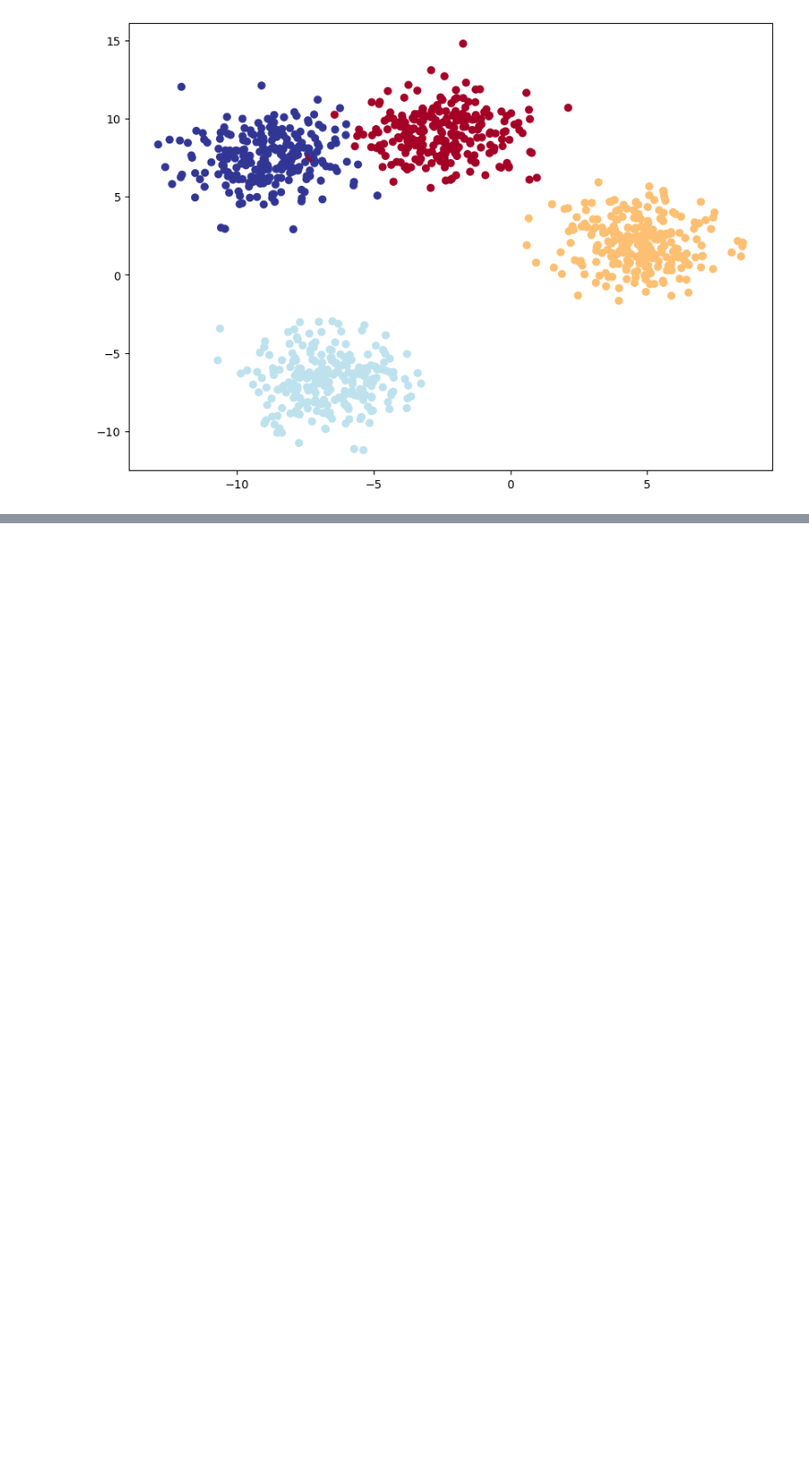
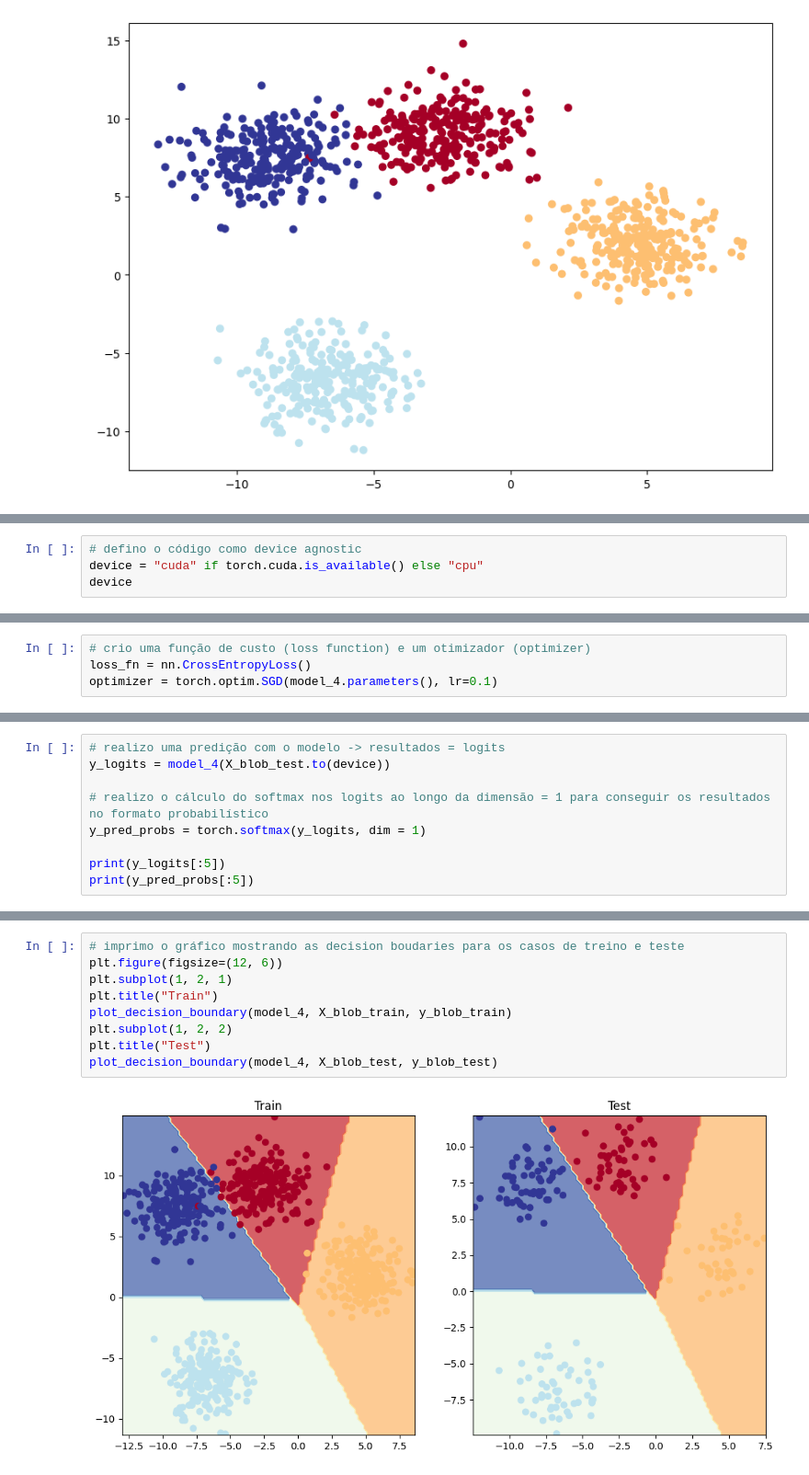
Before and after one commit to manuelamfo/exercicios_MachineLearning, a Jupyter notebook: exercicio2_PyTorch.ipynb, the cells around one changed output, grey strips where cells are left out. Shown at 92% size. Drawn from its saved outputs; the diff is of its cells as text; blank space fills up the shorter version.

```diff
--- a/exercicio2_PyTorch.ipynb
+++ b/exercicio2_PyTorch.ipynb
@@ -926,0 +922,4 @@ tensor([[-8.4134,  6.9352],
+# %%
+# defino o código como device agnostic
+device = "cuda" if torch.cuda.is_available() else "cpu"
+device
@@ -926,0 +970,4 @@ tensor([[-8.4134,  6.9352],
+# %%
+# crio uma função de custo (loss function) e um otimizador (optimizer)
+loss_fn = nn.CrossEntropyLoss()
+optimizer = torch.optim.SGD(model_4.parameters(), lr=0.1)
@@ -926,0 +993,9 @@ tensor([[-8.4134,  6.9352],
+# %%
+# realizo uma predição com o modelo -> resultados = logits
+y_logits = model_4(X_blob_test.to(device))
+
+# realizo o cálculo do softmax nos logits ao longo da dimensão = 1 para conseguir os resultados no formato probabilístico
+y_pred_probs = torch.softmax(y_logits, dim = 1)
+
+print(y_logits[:5])
+print(y_pred_probs[:5])
@@ -926,0 +1170,11 @@ tensor([[-8.4134,  6.9352],
+# %%
+# imprimo o gráfico mostrando as decision boudaries para os casos de treino e teste
+plt.figure(figsize=(12, 6))
+plt.subplot(1, 2, 1)
+plt.title("Train")
+plot_decision_boundary(model_4, X_blob_train, y_blob_train)
+plt.subplot(1, 2, 2)
+plt.title("Test")
+plot_decision_boundary(model_4, X_blob_test, y_blob_test)
+# %% [output]
+[figure, added]
```
Also changed, not shown: parts of 24 cells of this notebook.
